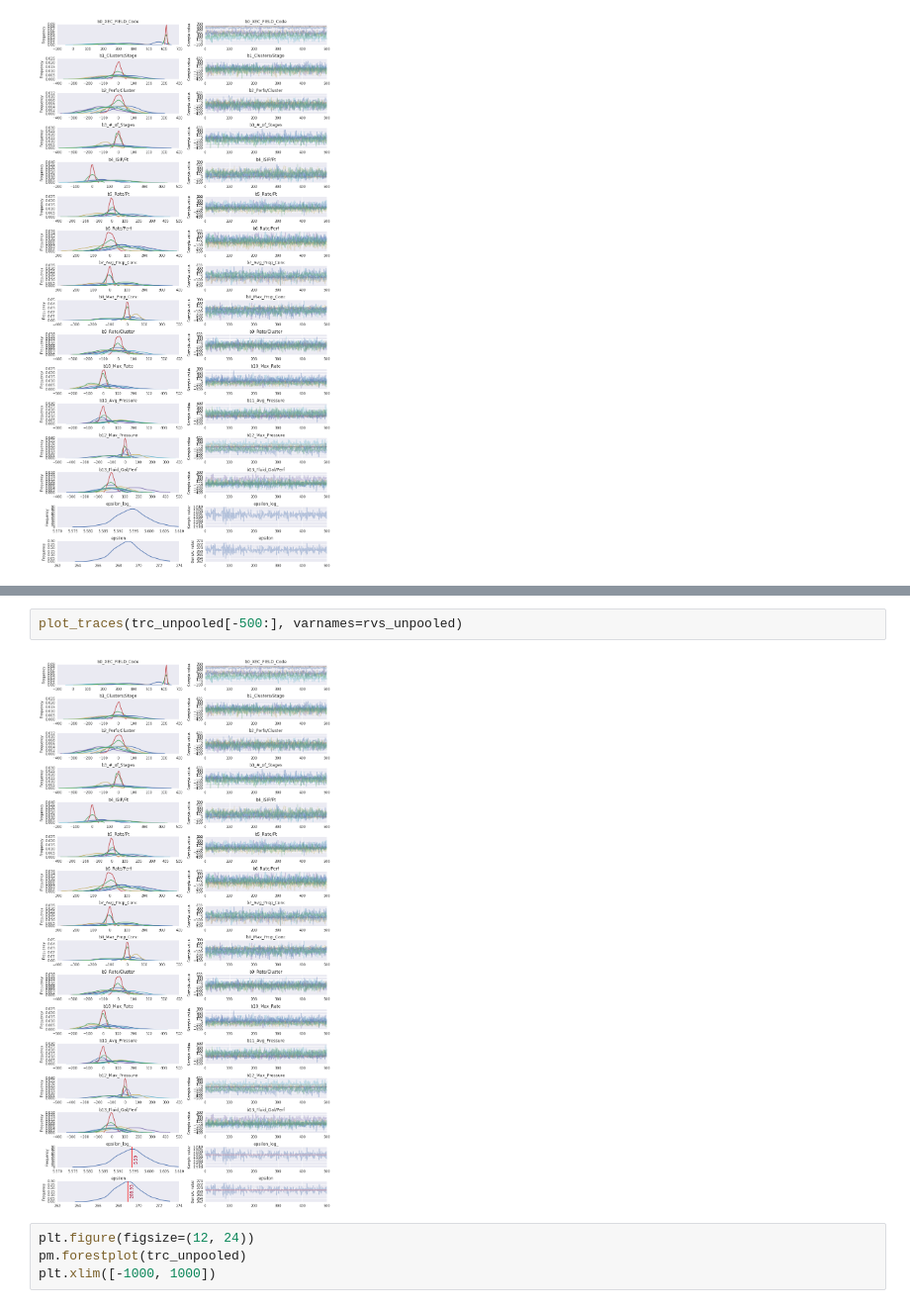
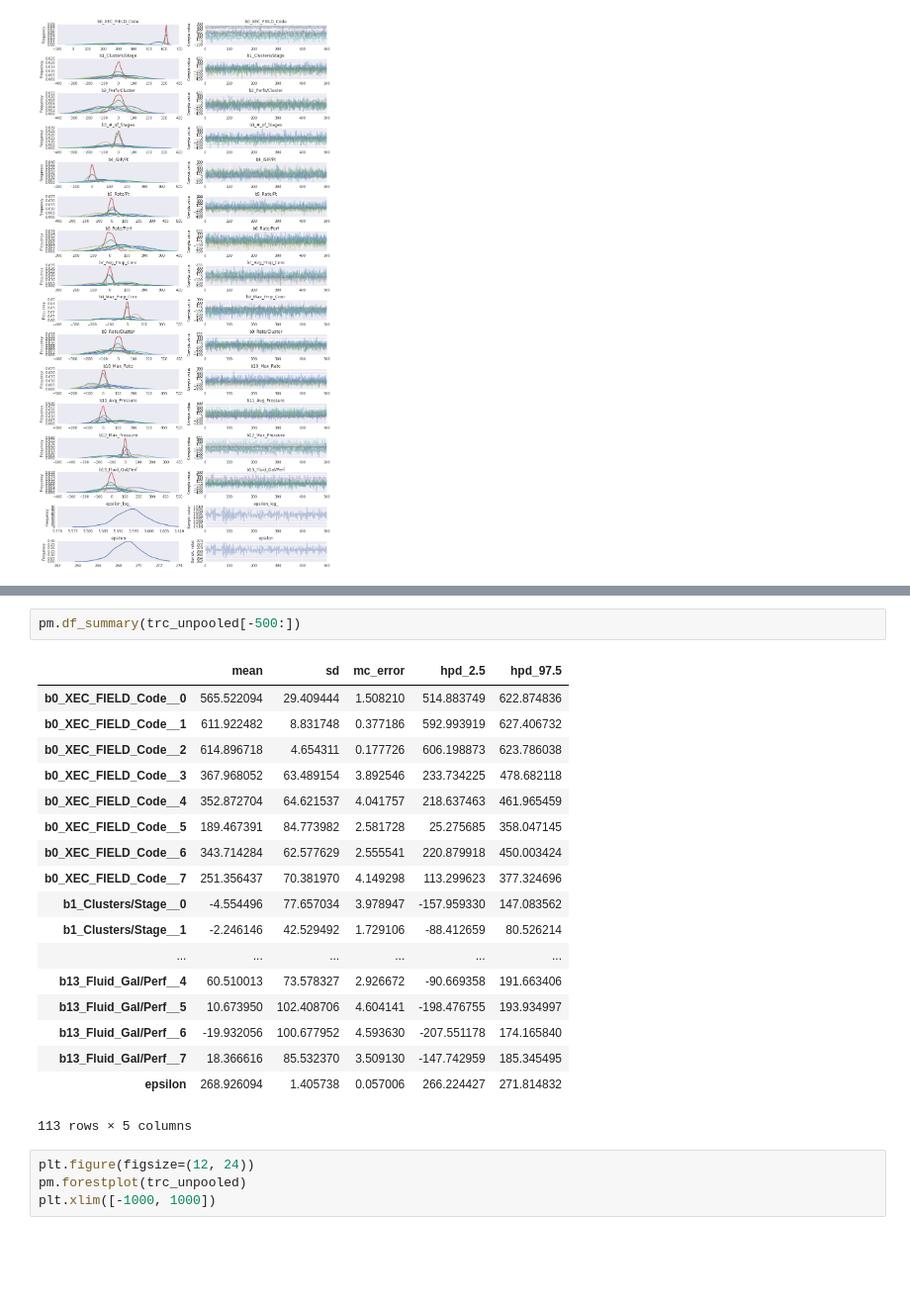
Before and after one commit to jpgrana/bayesian-approach-predicting-well-production, a Jupyter notebook: model.ipynb, the cells around one changed output, grey strips where cells are left out. Shown at 99% size. Drawn from its saved outputs; the diff is of its cells as text; blank space fills up the shorter version.

```diff
--- a/model.ipynb
+++ b/model.ipynb
@@ -362,7 +344,24 @@ def plot_traces(trcs, varnames=None):
-# %%
-plot_traces(trc_unpooled[-500:], varnames=rvs_unpooled)
-# %% [output]
-[figure, removed]
+# %%
+pm.df_summary(trc_unpooled[-500:])
+# %% [output]
+|  | mean | sd | mc_error | hpd_2.5 | hpd_97.5 |
+| b0_XEC_FIELD_Code__0 | 565.522094 | 29.409444 | 1.508210 | 514.883749 | 622.874836 |
+| b0_XEC_FIELD_Code__1 | 611.922482 | 8.831748 | 0.377186 | 592.993919 | 627.406732 |
+| b0_XEC_FIELD_Code__2 | 614.896718 | 4.654311 | 0.177726 | 606.198873 | 623.786038 |
+| b0_XEC_FIELD_Code__3 | 367.968052 | 63.489154 | 3.892546 | 233.734225 | 478.682118 |
+| b0_XEC_FIELD_Code__4 | 352.872704 | 64.621537 | 4.041757 | 218.637463 | 461.965459 |
+| b0_XEC_FIELD_Code__5 | 189.467391 | 84.773982 | 2.581728 | 25.275685 | 358.047145 |
+| b0_XEC_FIELD_Code__6 | 343.714284 | 62.577629 | 2.555541 | 220.879918 | 450.003424 |
+| b0_XEC_FIELD_Code__7 | 251.356437 | 70.381970 | 4.149298 | 113.299623 | 377.324696 |
+| b1_Clusters/Stage__0 | -4.554496 | 77.657034 | 3.978947 | -157.959330 | 147.083562 |
+| b1_Clusters/Stage__1 | -2.246146 | 42.529492 | 1.729106 | -88.412659 | 80.526214 |
+| ... | ... | ... | ... | ... | ... |
+| b13_Fluid_Gal/Perf__4 | 60.510013 | 73.578327 | 2.926672 | -90.669358 | 191.663406 |
+| b13_Fluid_Gal/Perf__5 | 10.673950 | 102.408706 | 4.604141 | -198.476755 | 193.934997 |
+| b13_Fluid_Gal/Perf__6 | -19.932056 | 100.677952 | 4.593630 | -207.551178 | 174.165840 |
+| b13_Fluid_Gal/Perf__7 | 18.366616 | 85.532370 | 3.509130 | -147.742959 | 185.345495 |
+| epsilon | 268.926094 | 1.405738 | 0.057006 | 266.224427 | 271.814832 |
+113 rows × 5 columns
 # %%
 plt.figure(figsize=(12, 24))
 pm.forestplot(trc_unpooled)
```
Also changed, not shown: parts of 24 cells of this notebook, 2 other files.
